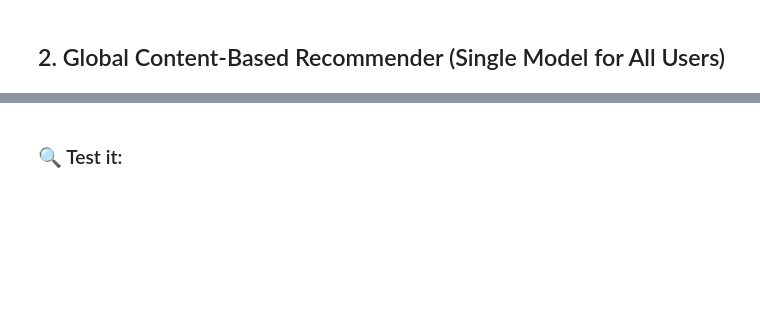
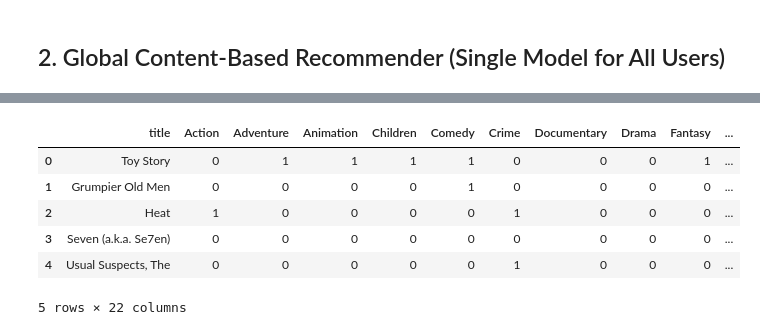
Before and after one commit to EliaTosin/DataAnaCla25, a Jupyter notebook: flipped_8/content_based_recommender_nb.ipynb, the cells around one changed output, grey strips where cells are left out. Drawn from its saved outputs; the diff is of its cells as text; code cells hidden in the pictures; blank space fills up the shorter version.

Commit message:
changed global with feature

```diff
--- a/flipped_8/content_based_recommender_nb.ipynb
+++ b/flipped_8/content_based_recommender_nb.ipynb
@@ -113,4 +114,4 @@ metadata.head()
 # %% [markdown]
 Removing the year from movie titles helps clean the data for content-based recommendation. The year adds no semantic value for models using text features like TF-IDF and can introduce noise or inflate the vocabulary. By focusing on the actual title, we ensure better feature extraction and more accurate similarity comparisons between movies.
 # %%
-metadata['title'] = metadata['title'].apply(clean_title)
+metadata.loc[:, 'title'] = metadata['title'].apply(clean_title)
@@ -261,2 +252,5 @@ predict_single_movie(user_id=chosen_user, movie_id=chosen_film)
 # %% [markdown]
 ## 2. Global Content-Based Recommender (Single Model for All Users)
+# %%
+metadata_with_tags = metadata.merge(movies[["movieId", "tag"]], on='movieId', how='left')
+metadata_with_tags.head()
@@ -263,4 +265,9 @@ predict_single_movie(user_id=chosen_user, movie_id=chosen_film)
 # %%
-# Combines the title, tag, and genres into a single content column
-movies['content'] = movies['title'].apply(clean_title) + " " + movies['tag'] + " " + movies['genres'].str.replace("|", " ")
-movies
+preprocessor_global = ColumnTransformer(
+    transformers=[
+        ('tfidf', tfidf, 'title'),
+        ('genres', 'passthrough', genres_df.columns),
+        ('tfidf_tag', tfidf, 'tag')
+    ],
+    remainder='drop'
+)
@@ -281,51 +274,69 @@ movies
 # %%
 def train_global_model():
     # Step 1: Prepare data
-    data = pd.merge(ratings, movies, on='movieId')
+    data = pd.merge(ratings, metadata_with_tags, on='movieId')
 
     # Step 2: Create binary labels
     data['label'] = data['rating'].apply(lambda r: 1 if r >= 4 else (0 if r <= 2 else None))
     data = data.dropna(subset=['label'])
     data['label'] = data['label'].astype(int)
 
     # Step 3: Train the model
-    tfidf = TfidfVectorizer(max_features=1000, stop_words='english')
-    X = tfidf.fit_transform(data['content'])
+    pipeline = Pipeline([
+        ('preprocessor', preprocessor_global),
+        ('classifier', MultinomialNB())
+    ])
+
+    X = data.drop(columns=['userId', 'movieId', 'rating', 'label', 'timestamp'])
     y = data['label']
 
-    model = MultinomialNB()
-    model.fit(X, y)
-    return model, tfidf
+    display(X.head())
 
-model_global, tfidf_global = train_global_model()
+    model = pipeline.fit(X, y)
+    return model, X.columns
+
+model_global, train_columns = train_global_model()
 
 def recommend_global(user_id, movie_id):
     # Step 4: Check if the movie has already been watched
     user_ratings = ratings[ratings['userId'] == user_id]
     if movie_id in user_ratings['movieId'].values:
         print("The movie has already been watched by the user.")
         return None
 
     # Step 5: Extract features of the requested movie
-    movie_row = movies[movies['movieId'] == movie_id]
+    movie_row = metadata_with_tags[metadata_with_tags['movieId'] == movie_id]
+    display(movie_row)
+
     if movie_row.empty:
         print("Movie ID not found in the metadata.")
         return None
-    movie_features = tfidf_global.transform(movie_row['content'])
+    movie_features = movie_row[train_columns]
 
     # Step 6: Predict the probability of liking the movie
-    prob = model_global.predict_proba(movie_features)[0][1]
+    probs = model_global.predict_proba(movie_features)[0]  # P(liked | features)
+    if len(probs) < 2:
+        print(f"The model for user {user_id} has seen only one class (not like/like).")
+        return None
+    else:
+        prob = probs[1]
 
     title = movie_row['title'].values[0]
 
     return {
         'movieId': movie_id,
         'title': title,
         'score': prob,
         'recommended': prob >= 0.5
     }
+# %% [output]
+|  | title | Action | Adventure | Animation | Children | Comedy | Crime | Documentary | Drama | Fantasy | ... |
+| 0 | Toy Story | 0 | 1 | 1 | 1 | 1 | 0 | 0 | 0 | 1 | ... |
+| 1 | Grumpier Old Men | 0 | 0 | 0 | 0 | 1 | 0 | 0 | 0 | 0 | ... |
+| 2 | Heat | 1 | 0 | 0 | 0 | 0 | 1 | 0 | 0 | 0 | ... |
+| 3 | Seven (a.k.a. Se7en) | 0 | 0 | 0 | 0 | 0 | 0 | 0 | 0 | 0 | ... |
+| 4 | Usual Suspects, The | 0 | 0 | 0 | 0 | 0 | 1 | 0 | 0 | 0 | ... |
+5 rows × 22 columns
-# %% [markdown]
-### 🔍 Test it:
 # %%
 recommend_global(user_id=chosen_user, movie_id=chosen_film)
 # %% [output]
```
Also changed, not shown: parts of 11 cells of this notebook.
